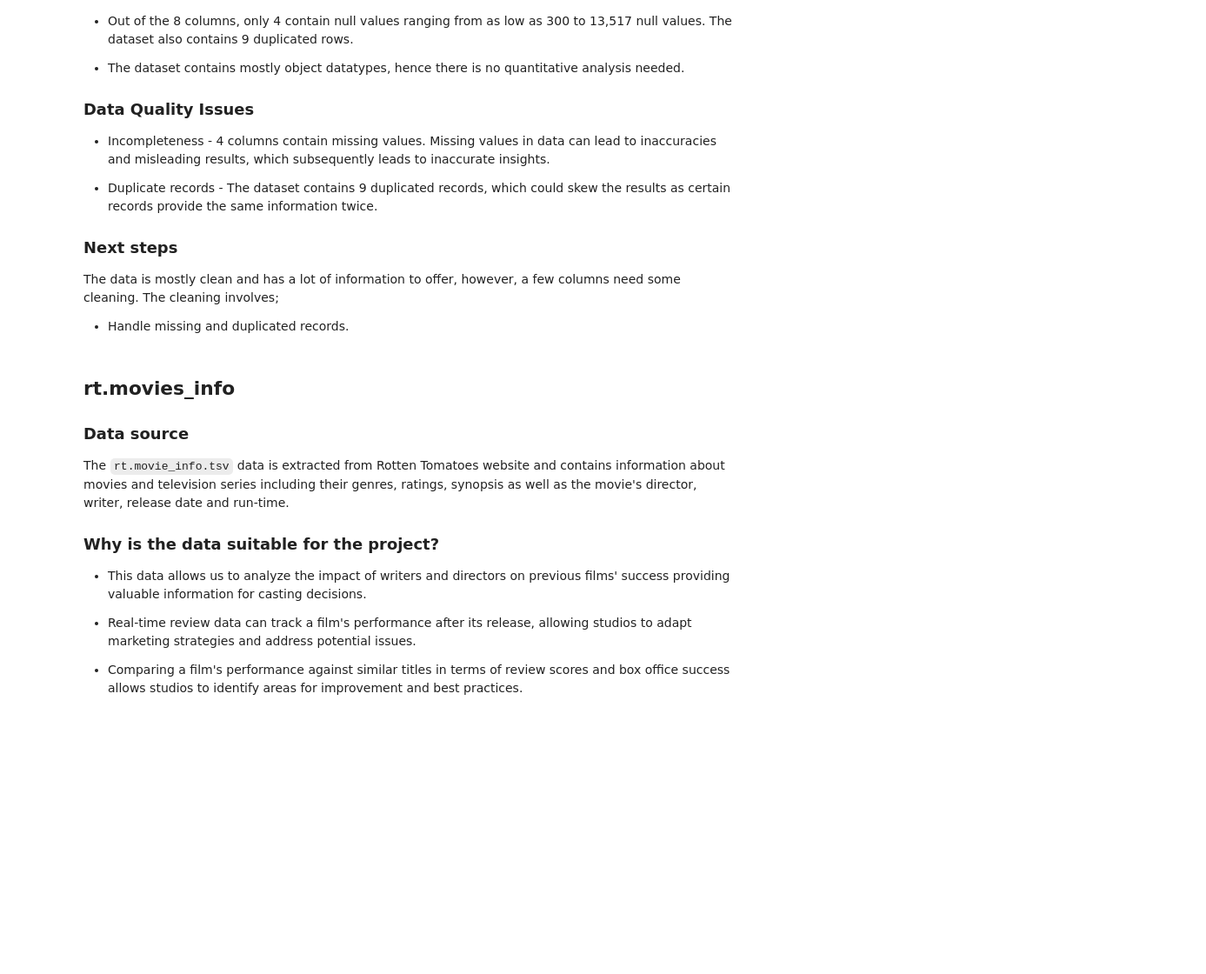
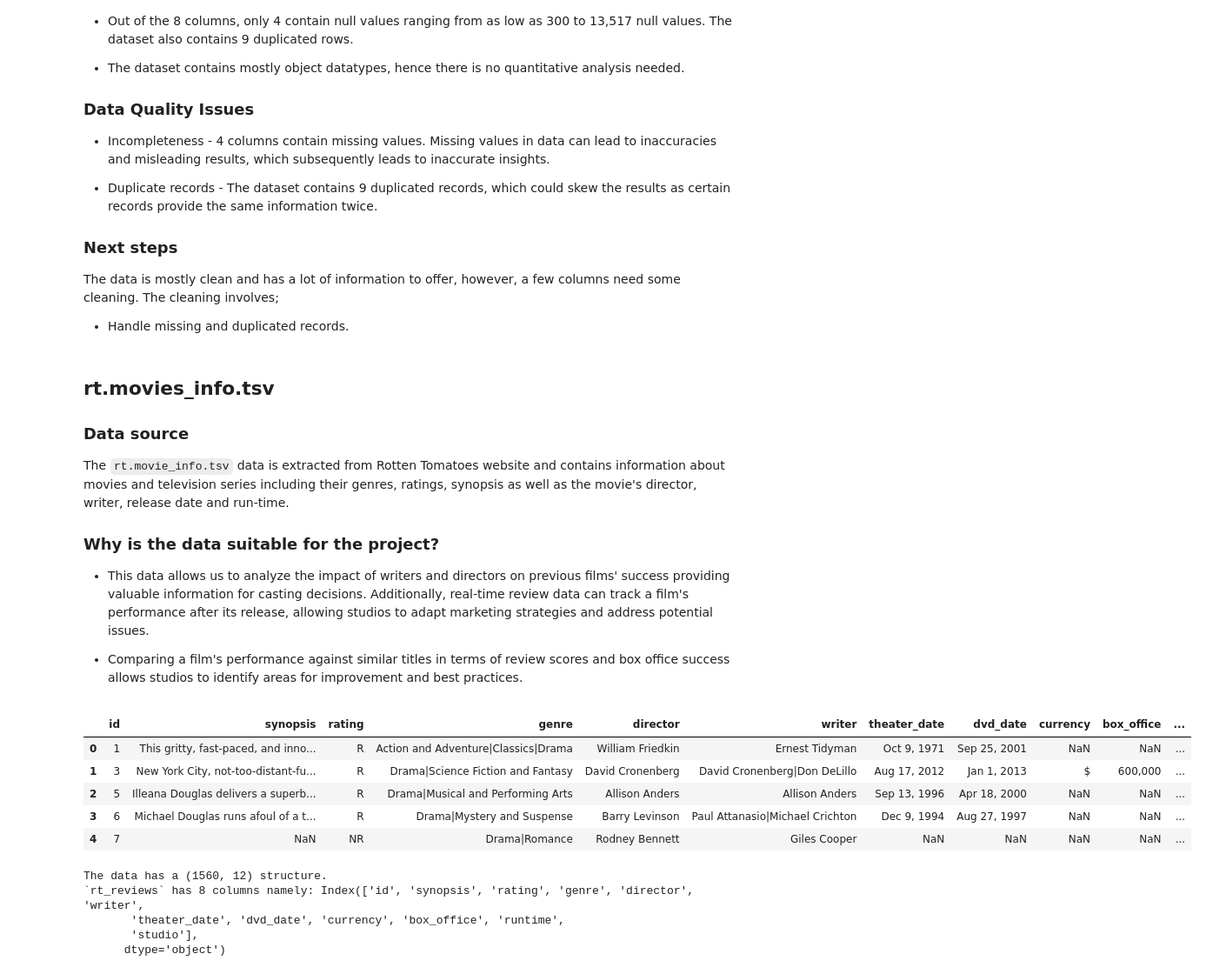
Before and after one commit to WamuyuGitz/movie-insights-project, a Jupyter notebook: vanessa.data_understanding.ipynb, the cells around one changed output. Shown at 87% size. Saved outputs shown, nothing was run; the diff lists cells and outputs as text; code cells hidden in the pictures; blank space fills up the shorter version.

```diff
--- a/vanessa.data_understanding.ipynb
+++ b/vanessa.data_understanding.ipynb
@@ -117,13 +123,34 @@ The data is mostly clean and has a lot of information to offer, however, a few c
 
 * Handle missing and duplicated records.
 # %% [markdown]
-## rt.movies_info
+## rt.movies_info.tsv
 ### Data source
 The `rt.movie_info.tsv` data is extracted from Rotten Tomatoes website and contains information about movies and television series including their genres, ratings, synopsis as well as the movie's director, writer, release date and run-time.
 
 ### Why is the data suitable for the project?
-* This data allows us to analyze the impact of writers and directors on previous films' success providing valuable information for casting decisions.
-
-* Real-time review data can track a film's performance after its release, allowing studios to adapt marketing strategies and address potential issues.
+* This data allows us to analyze the impact of writers and directors on previous films' success providing valuable information for casting decisions. Additionally, real-time review data can track a film's performance after its release, allowing studios to adapt marketing strategies and address potential issues.
 
 * Comparing a film's performance against similar titles in terms of review scores and box office success allows studios to identify areas for improvement and best practices.
+# %%
+# We are reading the data into the 'rt_movies, variable using the .read_csv() pandas function to be able to access the data in form of a dataframe
+
+rt_movies = pd.read_csv("Data/rt.movie_info.tsv.gz", compression= 'gzip', delimiter= '\t', encoding= 'latin-1', index_col= False)
+rt_movies.head()
+# %% [output]
+|  | id | synopsis | rating | genre | director | writer | theater_date | dvd_date | currency | box_office | ... |
+| 0 | 1 | This gritty, fast-paced, and inno... | R | Action and Adventure|Classics|Drama | William Friedkin | Ernest Tidyman | Oct 9, 1971 | Sep 25, 2001 | NaN | NaN | ... |
+| 1 | 3 | New York City, not-too-distant-fu... | R | Drama|Science Fiction and Fantasy | David Cronenberg | David Cronenberg|Don DeLillo | Aug 17, 2012 | Jan 1, 2013 | $ | 600,000 | ... |
+| 2 | 5 | Illeana Douglas delivers a superb... | R | Drama|Musical and Performing Arts | Allison Anders | Allison Anders | Sep 13, 1996 | Apr 18, 2000 | NaN | NaN | ... |
+| 3 | 6 | Michael Douglas runs afoul of a t... | R | Drama|Mystery and Suspense | Barry Levinson | Paul Attanasio|Michael Crichton | Dec 9, 1994 | Aug 27, 1997 | NaN | NaN | ... |
+| 4 | 7 | NaN | NR | Drama|Romance | Rodney Bennett | Giles Cooper | NaN | NaN | NaN | NaN | ... |
+# %%
+# This code will print out the shape and the data's columns.
+
+print(f'The data has a {rt_movies.shape} structure.')
+print('`rt_reviews` has 8 columns namely:', rt_movies.columns)
+# %% [output]
+The data has a (1560, 12) structure.
+`rt_reviews` has 8 columns namely: Index(['id', 'synopsis', 'rating', 'genre', 'director', 'writer',
+       'theater_date', 'dvd_date', 'currency', 'box_office', 'runtime',
+       'studio'],
+      dtype='object')
```
Also changed, not shown: parts of 62 cells of this notebook.
